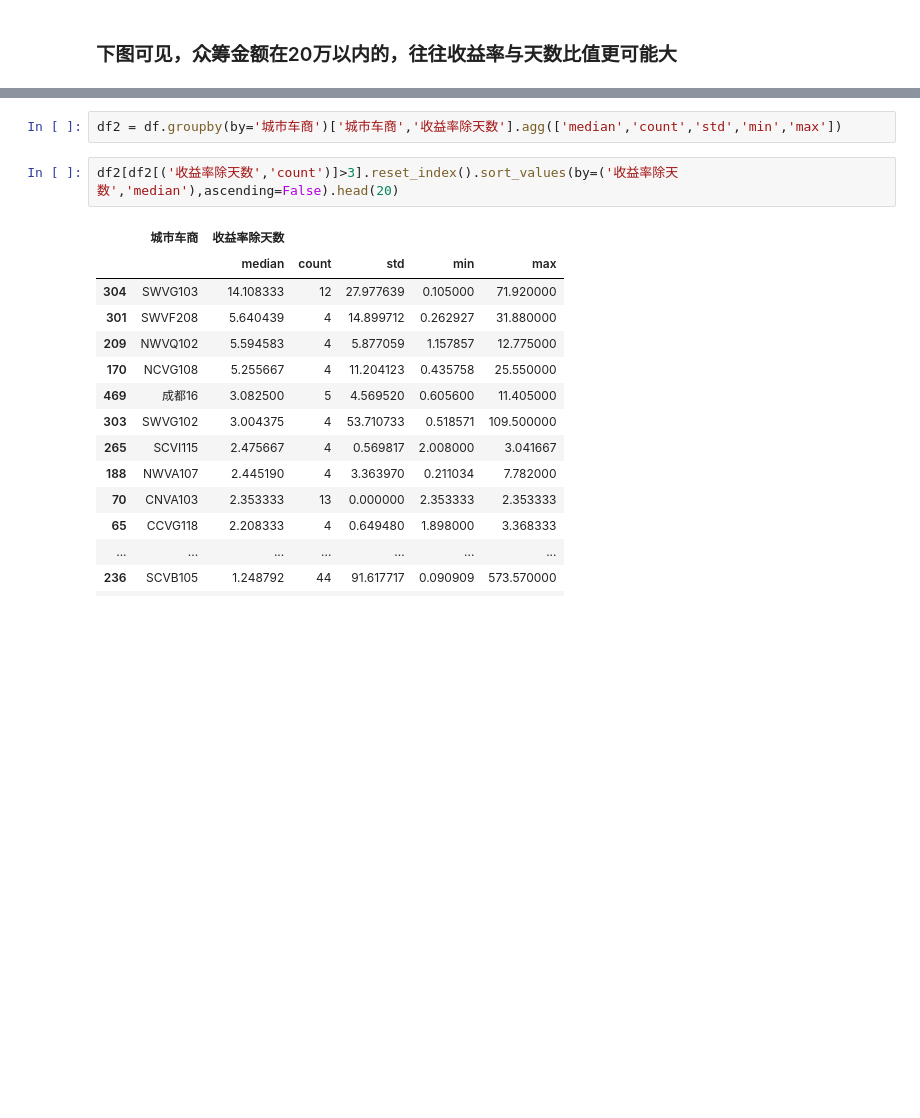
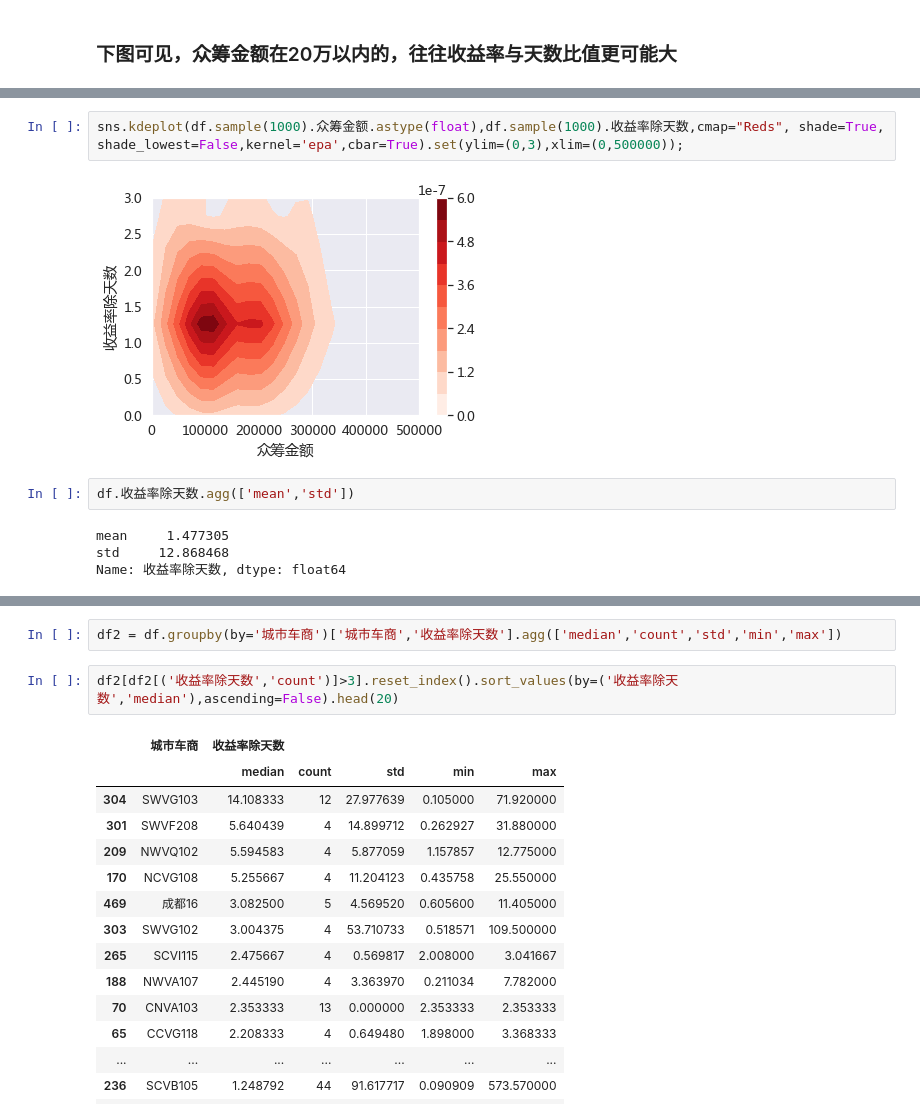
Before and after one commit to maxlz/carsale, a Jupyter notebook: car_sale.ipynb, the cells around one changed output, grey strips where cells are left out. Cells and saved outputs as stored; diff of their text form; blank space fills up the shorter version.

```diff
--- a/car_sale.ipynb
+++ b/car_sale.ipynb
@@ -420,0 +417,10 @@ sns.jointplot(y='收益率除天数',x='众筹金额',data=df.sample(1000),kind=
+# %%
+sns.kdeplot(df.sample(1000).众筹金额.astype(float),df.sample(1000).收益率除天数,cmap="Reds", shade=True, shade_lowest=False,kernel='epa',cbar=True).set(ylim=(0,3),xlim=(0,500000));
+# %% [output]
+[figure, added]
+# %%
+df.收益率除天数.agg(['mean','std'])
+# %% [output]
+mean     1.477305
+std     12.868468
+Name: 收益率除天数, dtype: float64
```
Also changed, not shown: parts of 10 cells of this notebook.
